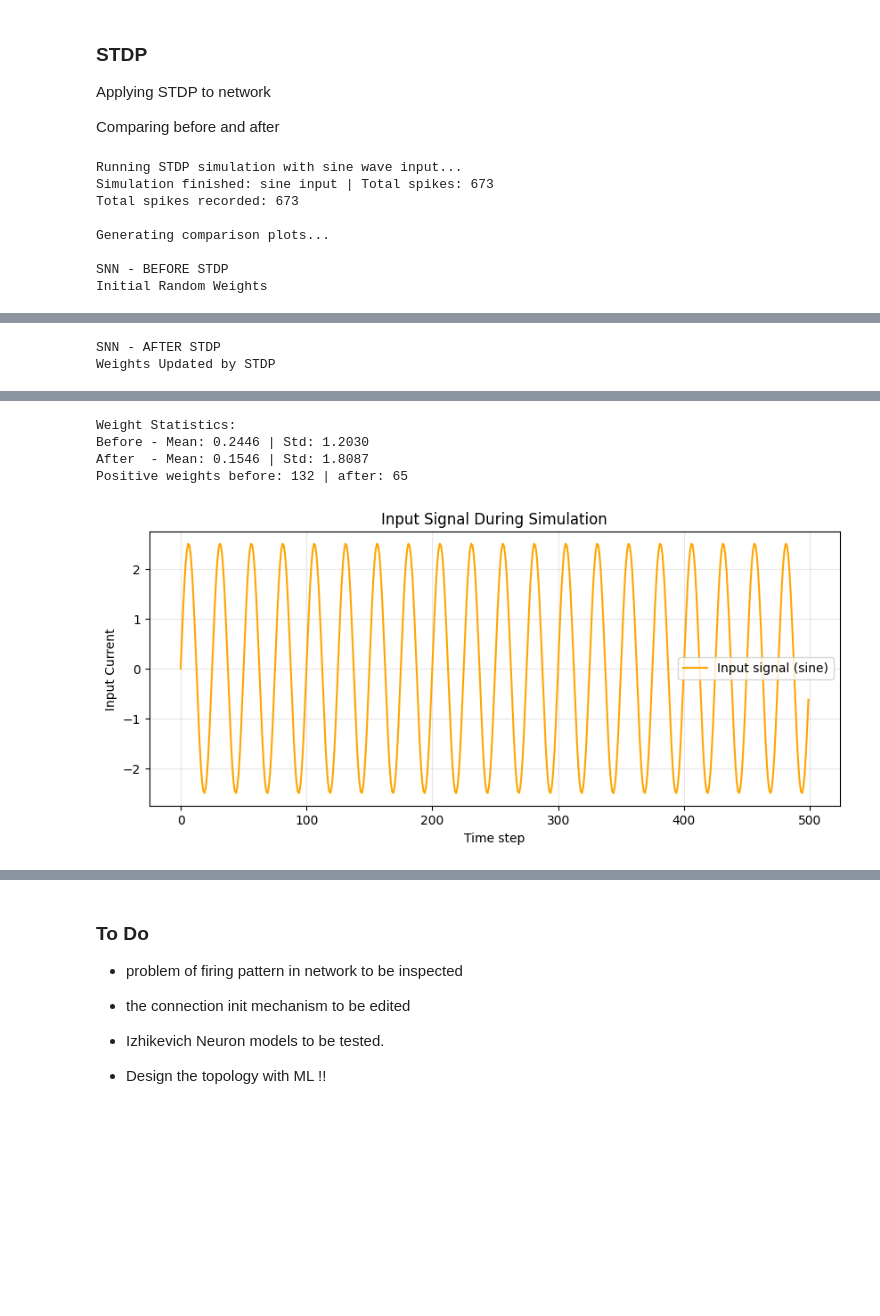
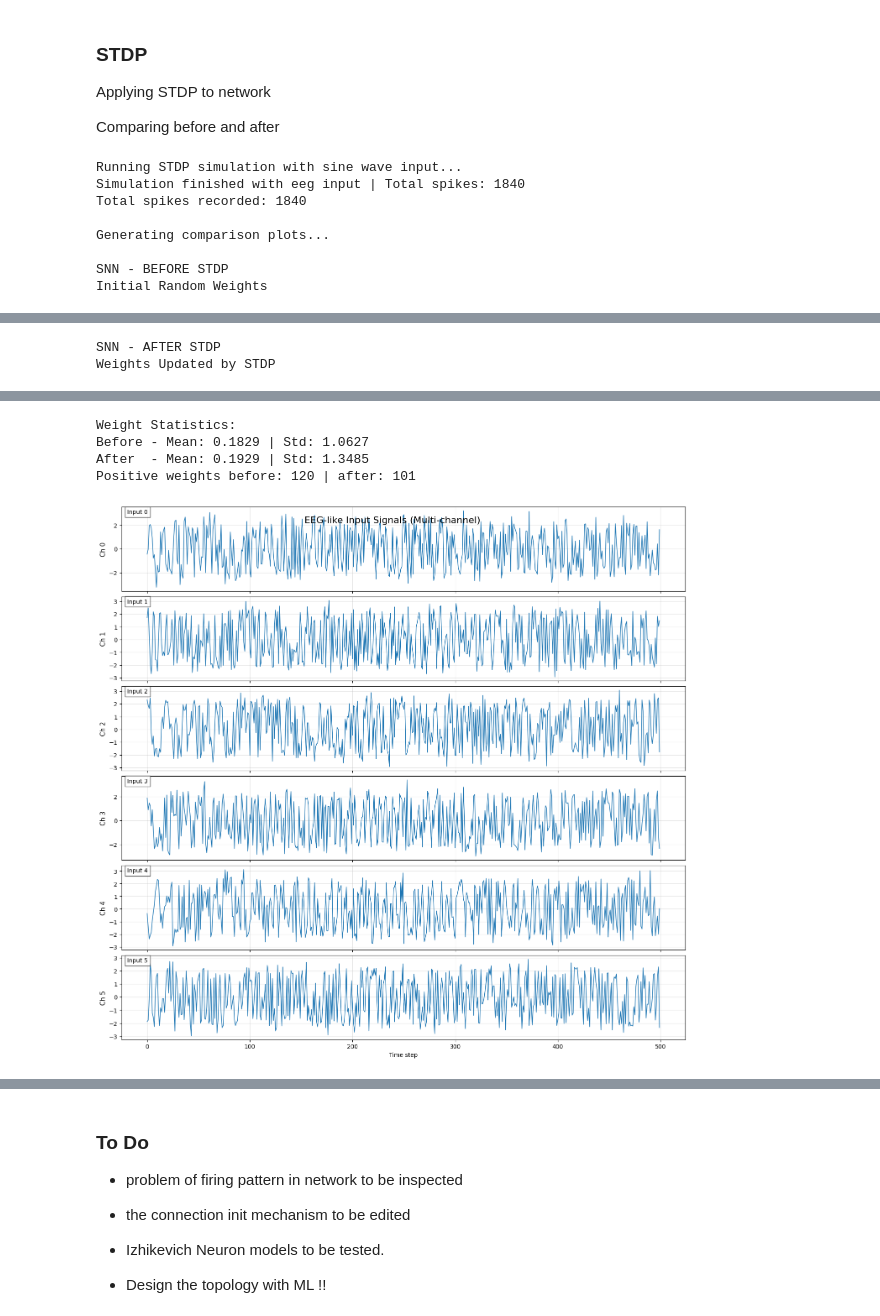
Before and after one commit to mohsensalehi1984/Spiking-Neural-Network, a Jupyter notebook: SNN_from_scratch.ipynb, the cells around one changed output, grey strips where cells are left out. Saved outputs shown, nothing was run; the diff lists cells and outputs as text; code cells hidden in the pictures; blank space fills up the shorter version.

Commit message:
EEG-like input added and simulated

```diff
--- a/SNN_from_scratch.ipynb
+++ b/SNN_from_scratch.ipynb
@@ -758,13 +751,13 @@ net_before = copy.deepcopy(net)
 
 print("Running STDP simulation with sine wave input...")
 
-# Run simulation with new function (now returns two values)
+# Run simulation with new function
 spike_history, input_history = run_stdp_simulation(
     net,
     T=500,
-    input_mode="sine",        # or "constant"
-    amplitude=2.5,
-    freq=0.04,                # adjust frequency as needed
+    input_mode="eeg",
+    amplitude=2.2,
+    noise_level=0.4,
     seed=42
 )
 
@@ -788,19 +781,34 @@ print(f"After  - Mean: {net.weights.mean():.4f} | Std: {net.weights.std():.4f}")
 print(f"Positive weights before: {(net_before.weights > 0).sum()} | after: {(net.weights > 0).sum()}")
 
 # Bonus: Plot the input signal used
-import matplotlib.pyplot as plt
-plt.figure(figsize=(10, 4))
-plt.plot(input_history[:, 0], label='Input signal (sine)', color='orange')
-plt.title("Input Signal During Simulation")
-plt.xlabel("Time step")
-plt.ylabel("Input Current")
-plt.legend()
-plt.grid(True, alpha=0.3)
+# ====================== EEG-style Multi-channel Plot ======================
+n_channels = min(6, net.in_dim)  # plot first 6 channels max
+
+fig, axes = plt.subplots(n_channels, 1, figsize=(14, 2.2 * n_channels),
+                        sharex=True, constrained_layout=True)
+
+if n_channels == 1:
+    axes = [axes]  # make iterable
+
+time = np.arange(len(input_history))
+
+for i in range(n_channels):
+    axes[i].plot(time, input_history[:, i], color='tab:blue', linewidth=1.1)
+    axes[i].set_ylabel(f'Ch {i}', fontsize=11)
+    axes[i].grid(True, alpha=0.3)
+
+    # Optional: small amplitude label
+    axes[i].text(0.01, 0.92, f'Input {i}', transform=axes[i].transAxes,
+                fontsize=10, bbox=dict(facecolor='white', alpha=0.7))
+
+axes[-1].set_xlabel('Time step')
+fig.suptitle('EEG-like Input Signals (Multi-channel)', fontsize=16, y=0.98)
+
 plt.show()
 # %% [output]
 Running STDP simulation with sine wave input...
-Simulation finished: sine input | Total spikes: 673
-Total spikes recorded: 673
+Simulation finished with eeg input | Total spikes: 1840
+Total spikes recorded: 1840
 
 Generating comparison plots...
 
@@ -813,8 +821,8 @@ Weights Updated by STDP
 Weight Statistics:
-Before - Mean: 0.2446 | Std: 1.2030
-After  - Mean: 0.1546 | Std: 1.8087
-Positive weights before: 132 | after: 65
+Before - Mean: 0.1829 | Std: 1.0627
+After  - Mean: 0.1929 | Std: 1.3485
+Positive weights before: 120 | after: 101
-[figure, old version]
+[figure, new version]
 # %%
 import matplotlib.pyplot as plt
 import numpy as np
```
Also changed, not shown: parts of 9 cells of this notebook.
